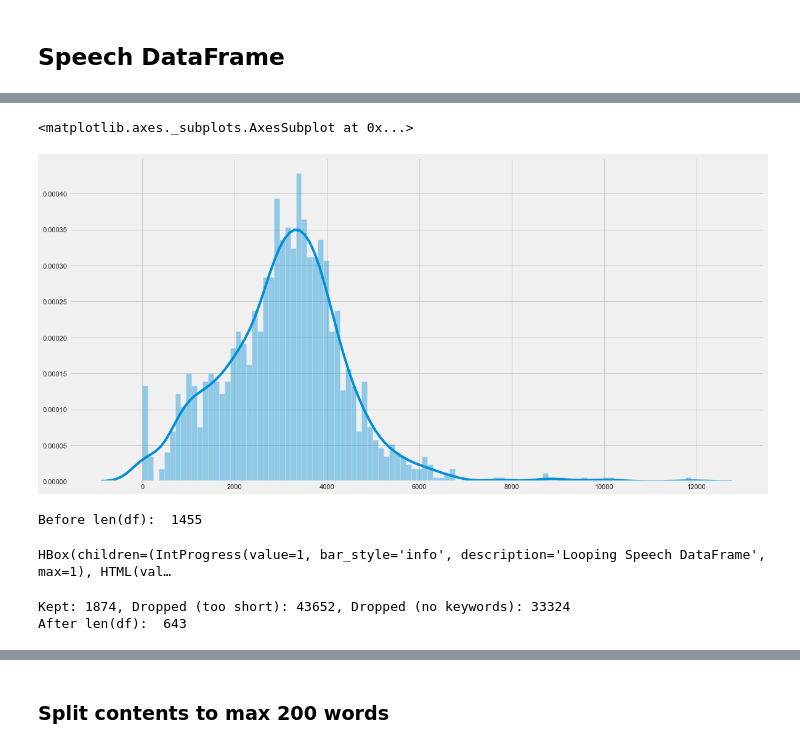
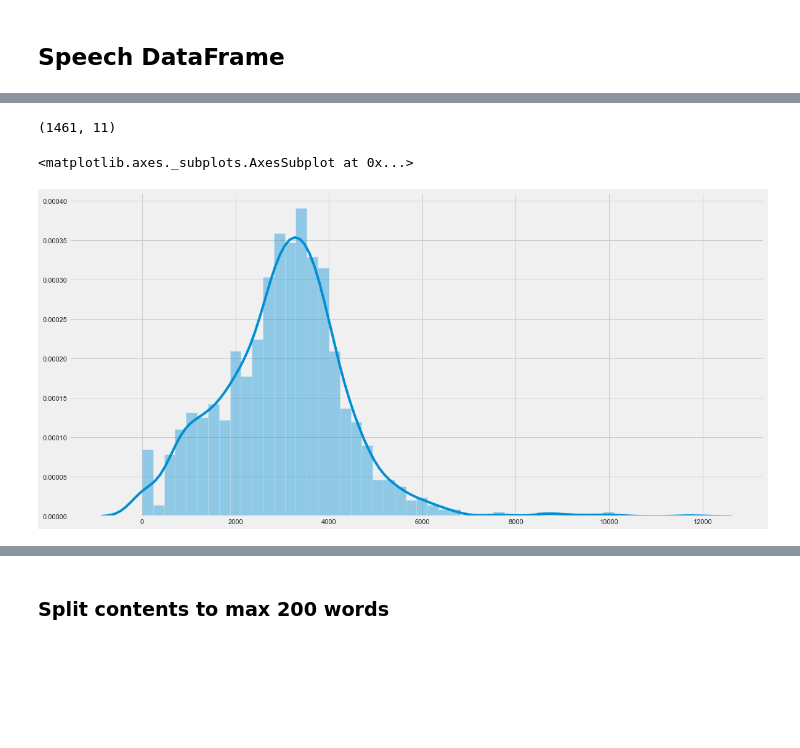
Before and after one commit to yukit-k/centralbank_analysis, a Jupyter notebook: src/FOMC_Analysis_Preprocess.ipynb, the cells around one changed output, grey strips where cells are left out. Saved outputs shown, nothing was run; the diff lists cells and outputs as text; code cells hidden in the pictures; blank space fills up the shorter version.

```diff
--- a/src/FOMC_Analysis_Preprocess.ipynb
+++ b/src/FOMC_Analysis_Preprocess.ipynb
@@ -1693,0 +1946,21 @@ speech_df.head(10)
+# %%
+# Reorganize the dataframe
+dict = {
+    'type': "speech",
+    'date': speech_df['date'],
+    'title': speech_df['title'],
+    'speaker': speech_df['speaker'],
+    'word_count': speech_df['contents'].map(get_word_count),
+    'decision': None,
+    'rate': None,
+    'next_meeting': speech_df['date'].map(get_next_meeting_date),
+    'text': speech_df['contents'].map(lambda x: x.replace('\n','').replace('\r','')),
+    'text_sections': speech_df['contents'].map(lambda x: x.replace('\n','').replace('\r','').strip().split("[SECTION]")),
+    'org_text': speech_df['contents']
+}
+
+proc_speech_df = pd.DataFrame(dict)
+print("No next meeting found: ", proc_speech_df['next_meeting'].isnull().sum())
+print("Shape of the dataframe: ", proc_speech_df.shape)
+#proc_speech_df.dropna(subset=['decision'], axis=0, inplace=True)
+proc_speech_df.tail()
@@ -1694,14 +1976,7 @@ speech_df.head(10)
 # %%
-add_word_count(speech_df)
-separate_sections(speech_df)
-sns.distplot(speech_df["word_count"].values, bins=100)
+print(proc_speech_df.shape)
+sns.distplot(proc_speech_df["word_count"].values, bins=50)
 # %% [output]
-<matplotlib.axes._subplots.AxesSubplot at 0x...>
+(1461, 11)
+<matplotlib.axes._subplots.AxesSubplot at 0x...>
-[figure, old version]
+[figure, new version]
-# %%
-remove_short_nokeyword(speech_df)
-# %% [output]
-Before len(df):  1455
-HBox(children=(IntProgress(value=1, bar_style='info', description='Looping Speech DataFrame', max=1), HTML(val…
-Kept: 1874, Dropped (too short): 43652, Dropped (no keywords): 33324
-After len(df):  643
```
Also changed, not shown: parts of 136 cells of this notebook.
